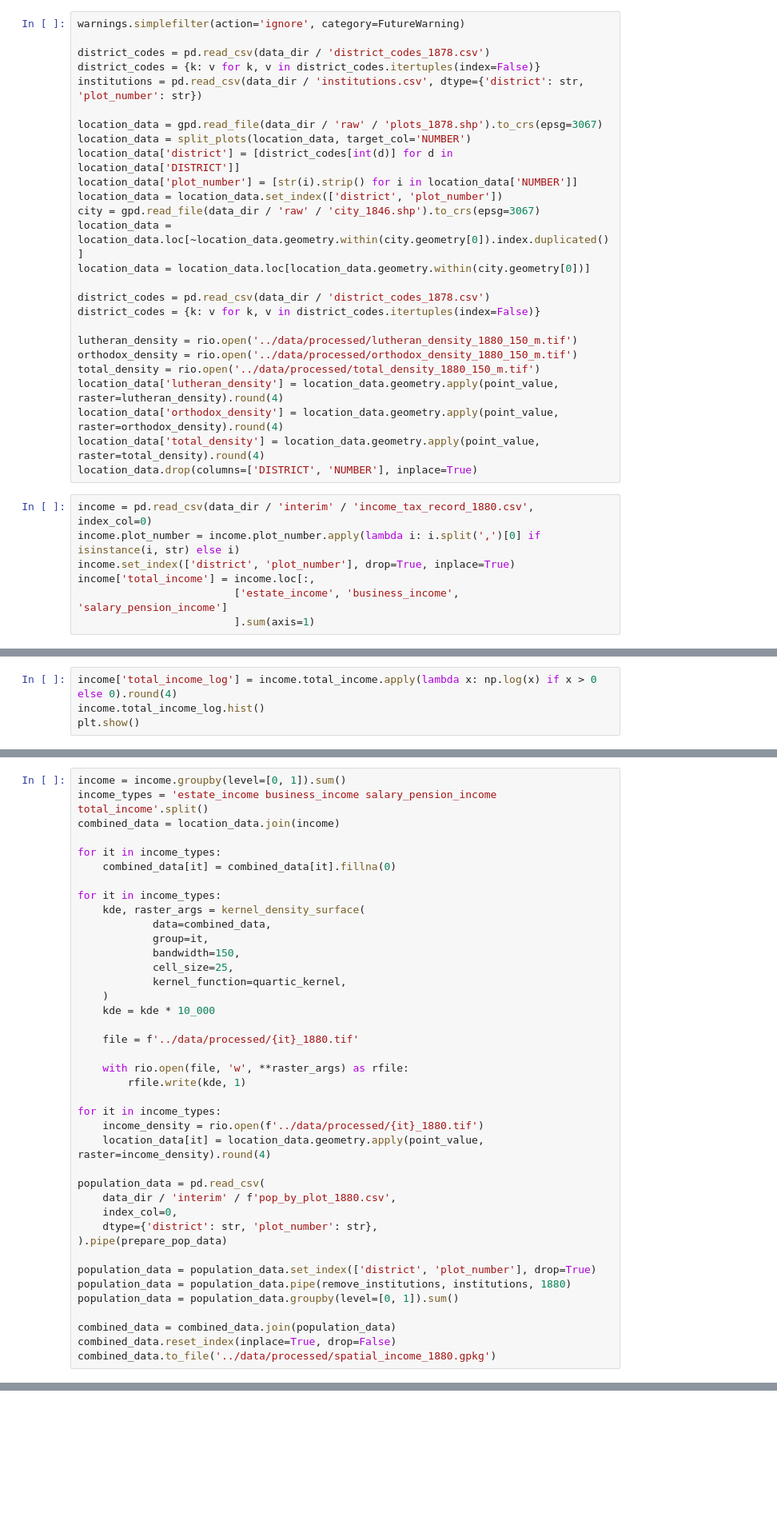
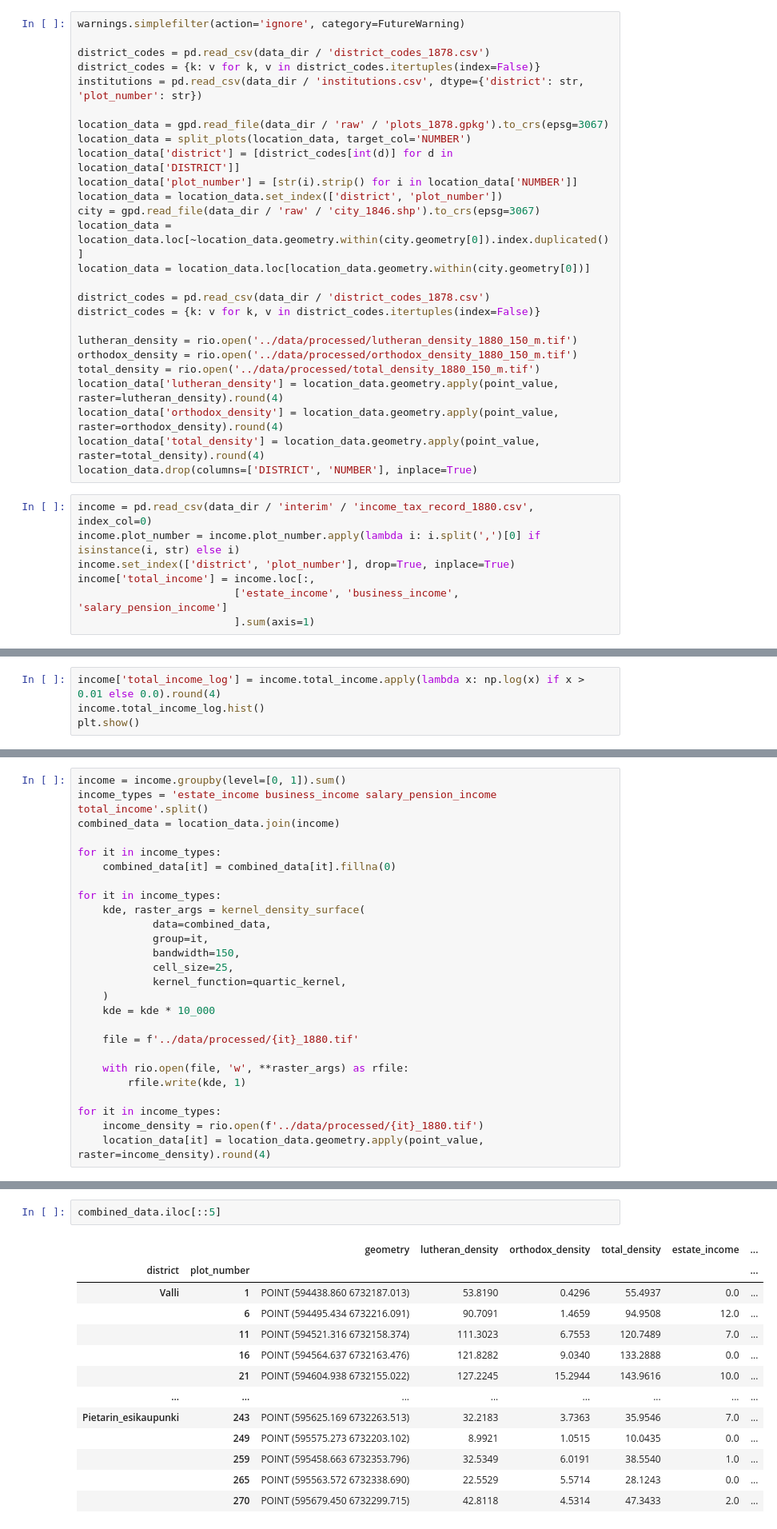
Before and after one commit to AnttiHaerkoenen/spatial_segregation, a Jupyter notebook: notebooks/socio-spatial_segregation.ipynb, the cells around one changed output, grey strips where cells are left out. Shown at 80% size. Drawn from its saved outputs; the diff is of its cells as text; blank space fills up the shorter version.

```diff
--- a/notebooks/socio-spatial_segregation.ipynb
+++ b/notebooks/socio-spatial_segregation.ipynb
@@ -168,7 +184,7 @@ district_codes = pd.read_csv(data_dir / 'district_codes_1878.csv')
 district_codes = {k: v for k, v in district_codes.itertuples(index=False)}
 institutions = pd.read_csv(data_dir / 'institutions.csv', dtype={'district': str, 'plot_number': str})
 
-location_data = gpd.read_file(data_dir / 'raw' / 'plots_1878.shp').to_crs(epsg=3067)
+location_data = gpd.read_file(data_dir / 'raw' / 'plots_1878.gpkg').to_crs(epsg=3067)
 location_data = split_plots(location_data, target_col='NUMBER')
 location_data['district'] = [district_codes[int(d)] for d in location_data['DISTRICT']]
 location_data['plot_number'] = [str(i).strip() for i in location_data['NUMBER']]
@@ -212,7 +228,7 @@ plt.show()
 # %% [output]
 [figure]
 # %%
-income['total_income_log'] = income.total_income.apply(lambda x: np.log(x) if x > 0 else 0).round(4)
+income['total_income_log'] = income.total_income.apply(lambda x: np.log(x) if x > 0.01 else 0.0).round(4)
 income.total_income_log.hist()
 plt.show()
 # %% [output]
@@ -248,17 +264,3 @@ for it in income_types:
 for it in income_types:
     income_density = rio.open(f'../data/processed/{it}_1880.tif')
     location_data[it] = location_data.geometry.apply(point_value, raster=income_density).round(4)
-
-population_data = pd.read_csv(
-    data_dir / 'interim' / f'pop_by_plot_1880.csv',
-    index_col=0,
-    dtype={'district': str, 'plot_number': str},
-).pipe(prepare_pop_data)
-
-population_data = population_data.set_index(['district', 'plot_number'], drop=True)
-population_data = population_data.pipe(remove_institutions, institutions, 1880)
-population_data = population_data.groupby(level=[0, 1]).sum()
-
-combined_data = combined_data.join(population_data)
-combined_data.reset_index(inplace=True, drop=False)
-combined_data.to_file('../data/processed/spatial_income_1880.gpkg')
@@ -266,0 +282,16 @@ KeyError: '1'
+# %%
+combined_data.iloc[::5]
+# %% [output]
+|  |  | geometry | lutheran_density | orthodox_density | total_density | estate_income | ... |
+| district | plot_number |  |  |  |  |  | ... |
+| Valli | 1 | POINT (594438.860 6732187.013) | 53.8190 | 0.4296 | 55.4937 | 0.0 | ... |
+|  | 6 | POINT (594495.434 6732216.091) | 90.7091 | 1.4659 | 94.9508 | 12.0 | ... |
+|  | 11 | POINT (594521.316 6732158.374) | 111.3023 | 6.7553 | 120.7489 | 7.0 | ... |
+|  | 16 | POINT (594564.637 6732163.476) | 121.8282 | 9.0340 | 133.2888 | 0.0 | ... |
+|  | 21 | POINT (594604.938 6732155.022) | 127.2245 | 15.2944 | 143.9616 | 10.0 | ... |
+| ... | ... | ... | ... | ... | ... | ... | ... |
+| Pietarin_esikaupunki | 243 | POINT (595625.169 6732263.513) | 32.2183 | 3.7363 | 35.9546 | 7.0 | ... |
+|  | 249 | POINT (595575.273 6732203.102) | 8.9921 | 1.0515 | 10.0435 | 0.0 | ... |
+|  | 259 | POINT (595458.663 6732353.796) | 32.5349 | 6.0191 | 38.5540 | 1.0 | ... |
+|  | 265 | POINT (595563.572 6732338.690) | 22.5529 | 5.5714 | 28.1243 | 0.0 | ... |
+|  | 270 | POINT (595679.450 6732299.715) | 42.8118 | 4.5314 | 47.3433 | 2.0 | ... |
```
Also changed, not shown: parts of 5 cells of this notebook, 12 other files.
